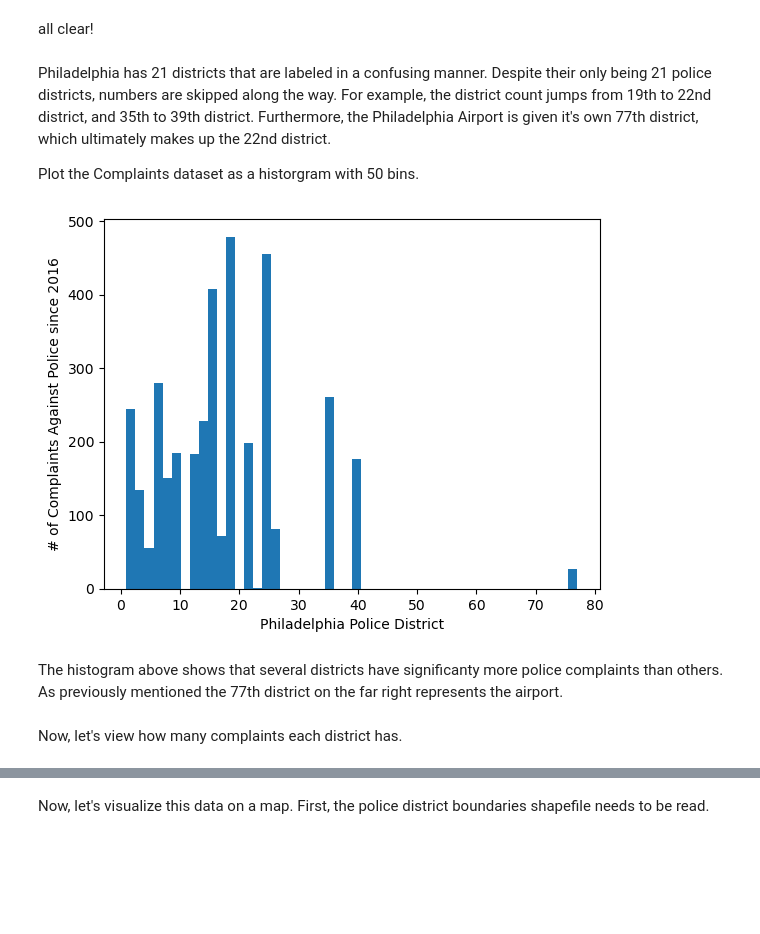
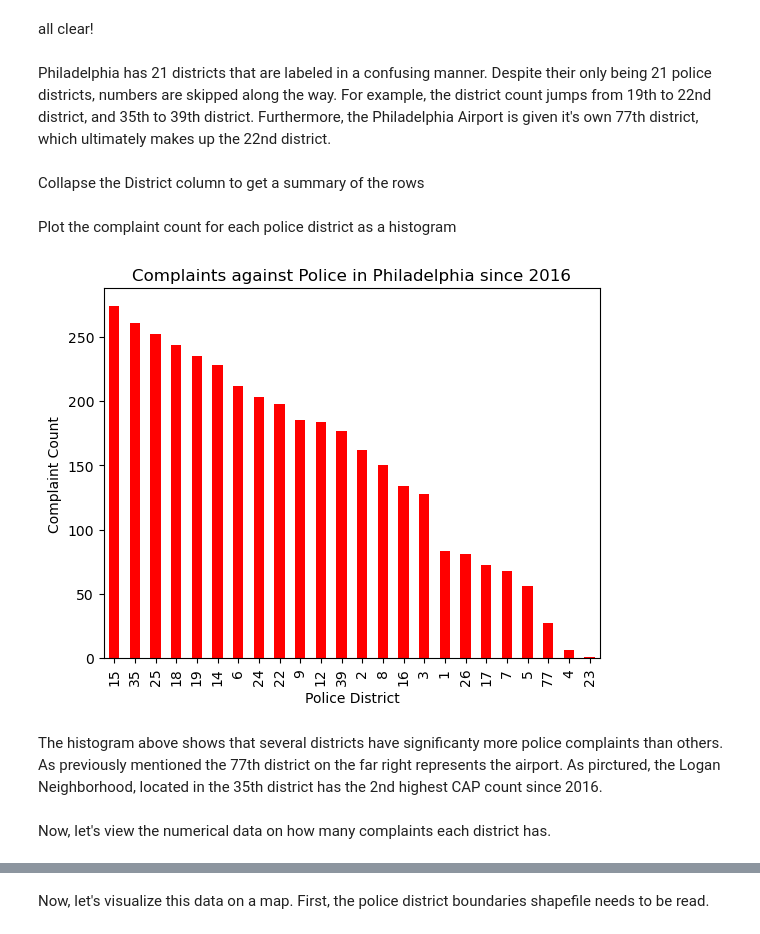
Before and after one commit to lindsey-morris/up221-lindsey, a Jupyter notebook: Week04/week4.ipynb, the cells around one changed output, grey strips where cells are left out. Drawn from its saved outputs; the diff is of its cells as text; code cells hidden in the pictures; blank space fills up the shorter version.

```diff
--- a/Week04/week4.ipynb
+++ b/Week04/week4.ipynb
@@ -69,22 +84,21 @@ df.columns[df.isna().all()].tolist()
 all clear!
 # %% [markdown]
 Philadelphia has 21 districts that are labeled in a confusing manner. Despite their only being 21 police districts, numbers are skipped along the way. For example, the district count jumps from 19th to 22nd district, and 35th to 39th district. Furthermore, the Philadelphia Airport is given it's own 77th district, which ultimately makes up the 22nd district.
-
-Plot the Complaints dataset as a historgram with 50 bins.
-# %%
-#plot the histogram
-df['District'].plot.hist(bins=50)
-
-# Add x and y labels
-plt.xlabel("Philadelphia Police District")
-plt.ylabel("# of Complaints Against Police since 2016")
-
-# Show plot
-plt.show()
-# %% [output]
-[figure, removed]
+# %% [markdown]
+Collapse the District column to get a summary of the rows
+# %% [markdown]
+Plot the complaint count for each police district as a histogram
+# %%
+# plot histogram of value counts of the new column
+df["District_str"].value_counts().plot(kind="bar", color= 'red')
+plt.xlabel("Police District")
+plt.ylabel("Complaint Count")
+plt.title("Complaints against Police in Philadelphia since 2016")
+plt.show()
+# %% [output]
+[figure, added]
 # %% [markdown]
-The histogram above shows that several districts have significanty more police complaints than others. As previously mentioned the 77th district on the far right represents the airport.
+The histogram above shows that several districts have significanty more police complaints than others. As previously mentioned the 77th district on the far right represents the airport. As pirctured, the Logan Neighborhood, located in the 35th district has the 2nd highest CAP count since 2016.
 # %% [markdown]
-Now, let's view how many complaints each district has.
+Now, let's view the numerical data on how many complaints each district has.
 # %%
```
Also changed, not shown: parts of 18 cells of this notebook.
